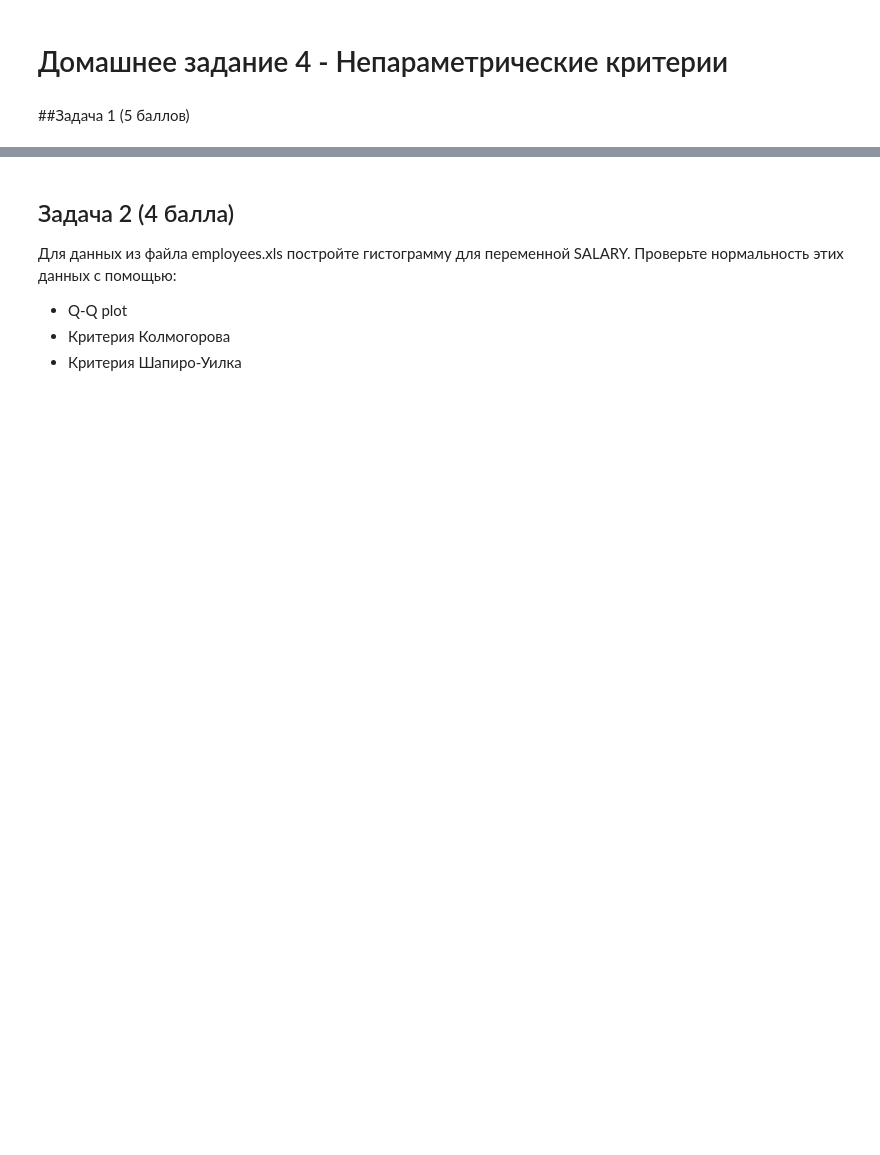
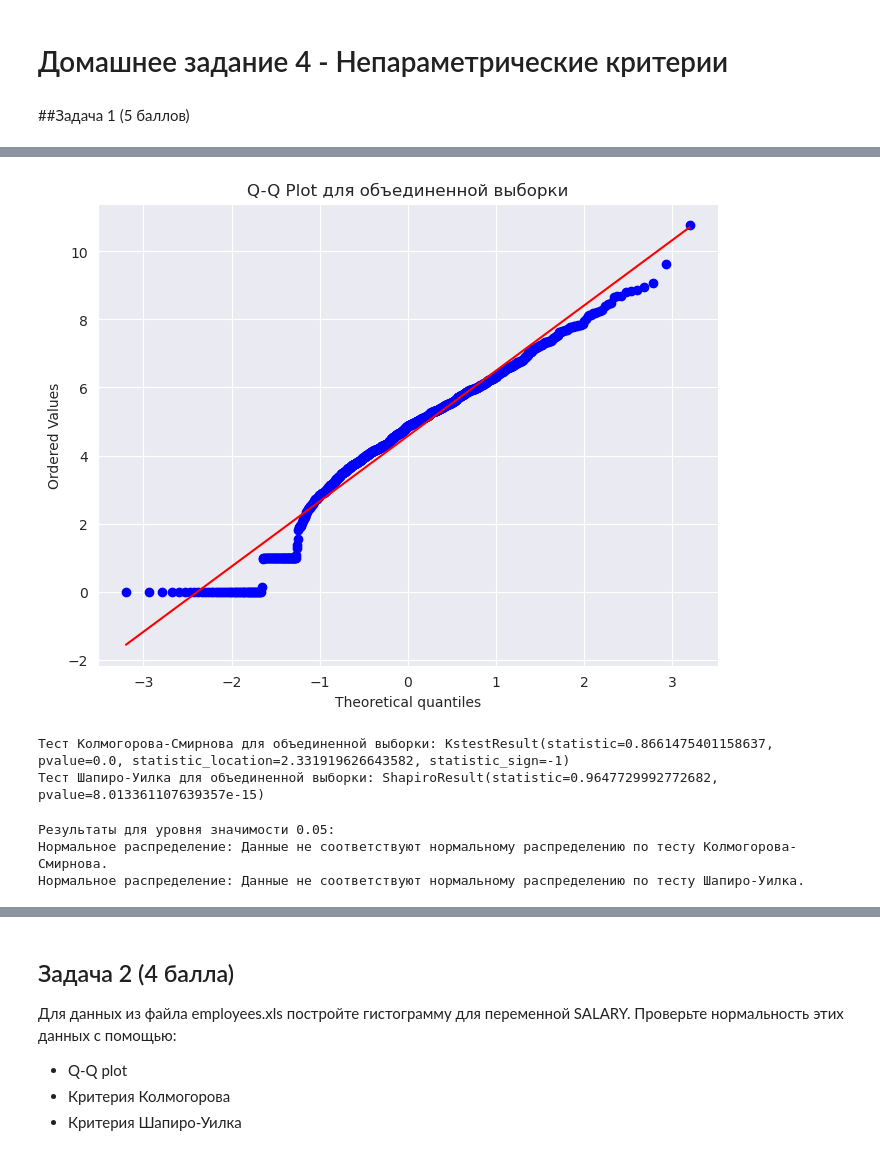
Before and after one commit to NTG-TPL/itmo_mathstat, a Jupyter notebook: 5 - Nonparametric tests/ITMO_MathStat_HW_4.ipynb, the cells around one changed output, grey strips where cells are left out. Saved outputs shown, nothing was run; the diff lists cells and outputs as text; code cells hidden in the pictures; blank space fills up the shorter version.

```diff
--- a/5 - Nonparametric tests/ITMO_MathStat_HW_4.ipynb
+++ b/5 - Nonparametric tests/ITMO_MathStat_HW_4.ipynb
@@ -22,3 +28,9 @@
     *   Проверить нормальность с помощью критерия согласия Колмогорова
     *   Проверить нормальность с помощью критерия Шапиро-Уилка
     *   Проверить то что ваши распределения(изначальное нормальное из п1 и полученное в п5) имееют общее распределение с помощью критерия однородности Смирнова
+# %%
+np.random.seed(42)
+
+normal_dist = np.random.normal(loc=5, scale=1.5, size=1000)
+
+binomial_dist = np.random.binomial(n=1, p=0.5, size=100)
@@ -24,0 +133,25 @@
+# %%
+# 3. Собрать новую выборку
+np.random.shuffle(normal_dist)
+new_sample = np.concatenate([normal_dist[:900], binomial_dist])
+# %%
+# 4. Для новой "собранной выборки"
+plt.figure(figsize=(8, 6))
+plot_qq(new_sample, "Q-Q Plot для объединенной выборки")
+plt.show()
+
+ks_new_sample = kolmogorov_test(new_sample)
+print("Тест Колмогорова-Смирнова для объединенной выборки:", ks_new_sample)
+
+sw_new_sample = shapiro_test(new_sample)
+print("Тест Шапиро-Уилка для объединенной выборки:", sw_new_sample)
+# %% [output]
+[figure, added]
+Тест Колмогорова-Смирнова для объединенной выборки: KstestResult(statistic=0.8661475401158637, pvalue=0.0, statistic_location=2.331919626643582, statistic_sign=-1)
+Тест Шапиро-Уилка для объединенной выборки: ShapiroResult(statistic=0.9647729992772682, pvalue=8.013361107639357e-15)
+# %%
+print_conclusions(ks_normal=ks_new_sample, sw_normal=sw_new_sample, alpha=0.05)
+# %% [output]
+Результаты для уровня значимости 0.05:
+Нормальное распределение: Данные не соответствуют нормальному распределению по тесту Колмогорова-Смирнова.
+Нормальное распределение: Данные не соответствуют нормальному распределению по тесту Шапиро-Уилка.
```
Also changed, not shown: parts of 56 cells of this notebook, 2 other files.
